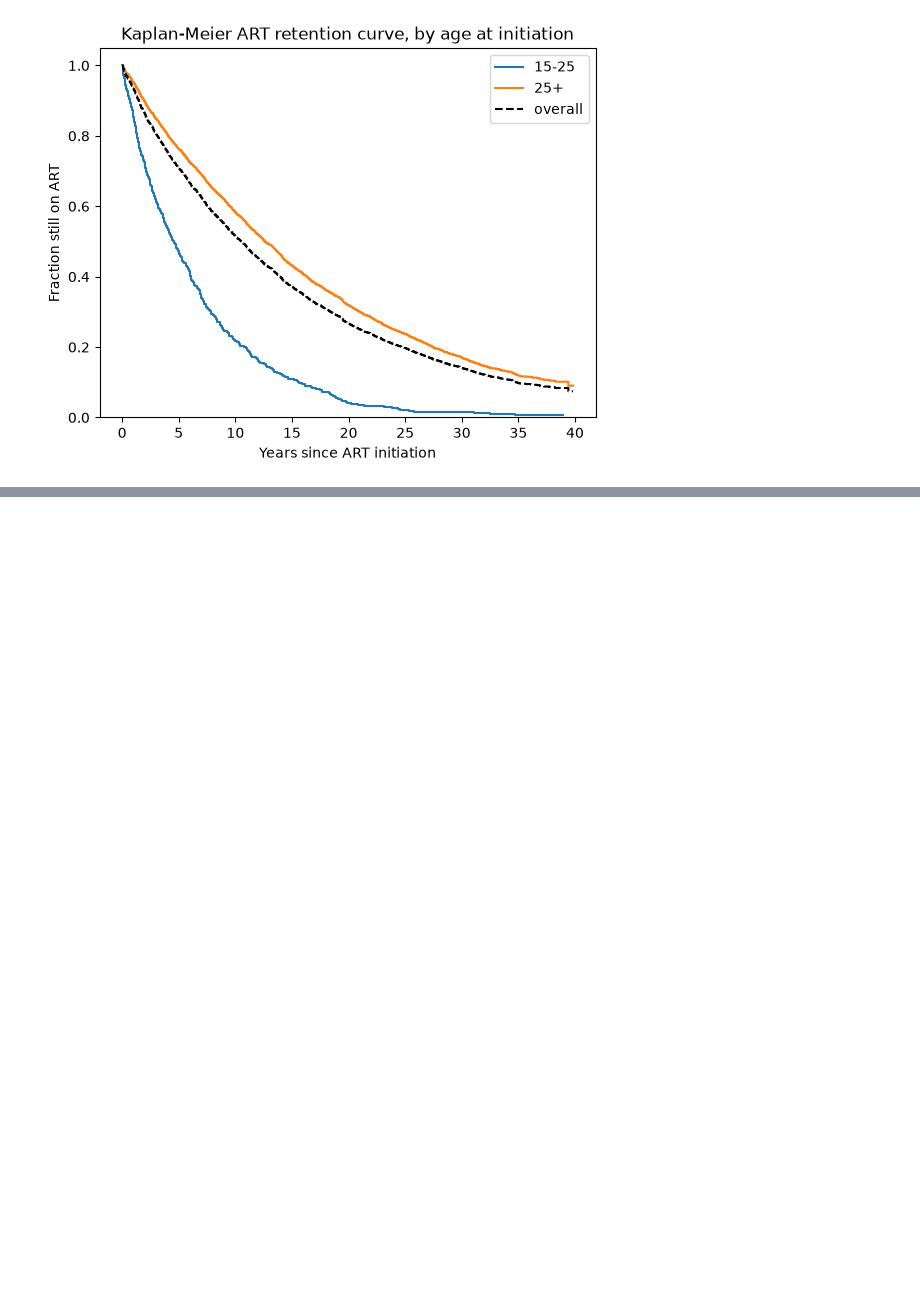
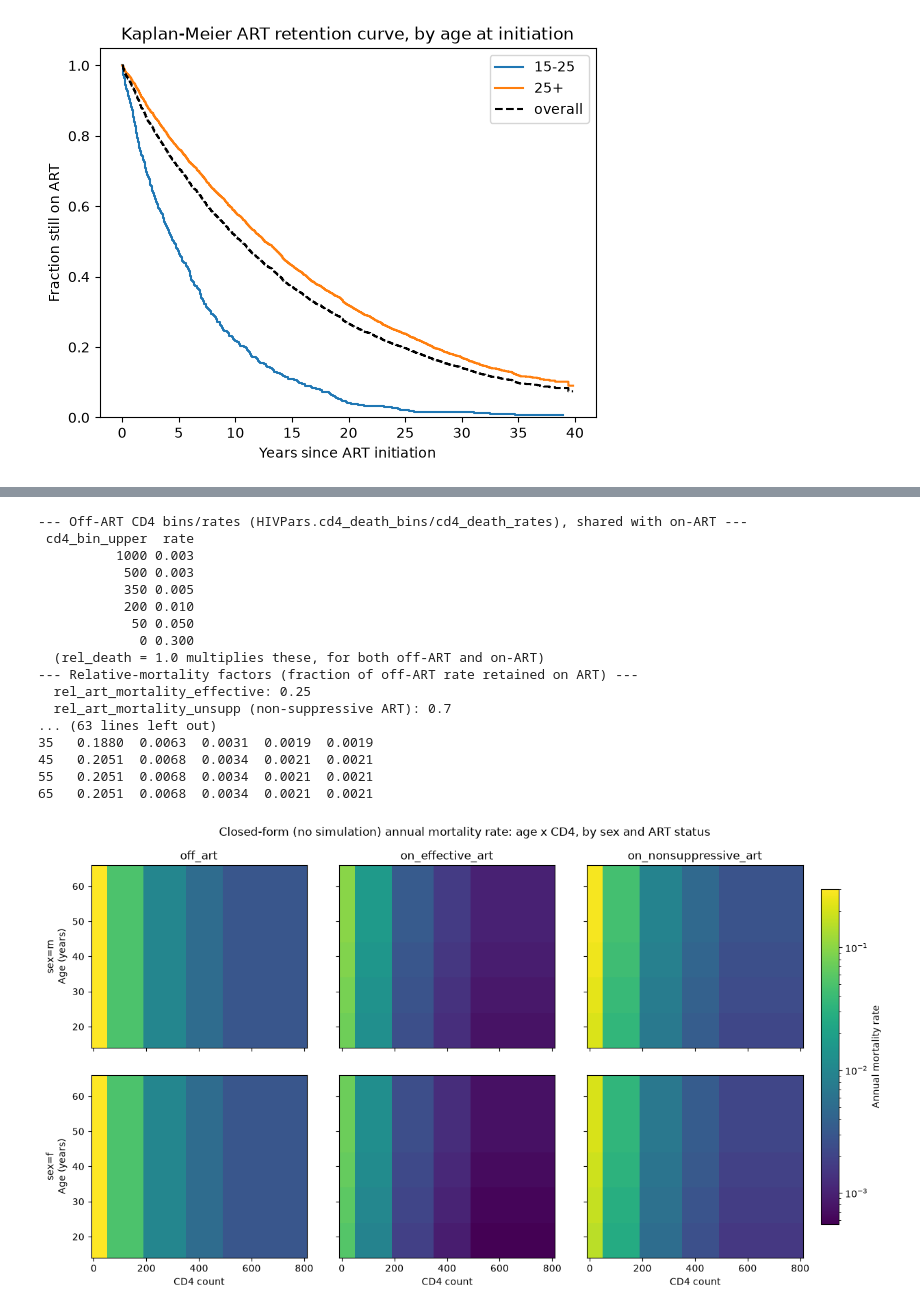
Before and after one commit to dtcitron/HIVSim_notes, a Jupyter notebook: Testing_new_ART_transmission_and_mortality.ipynb, the cells around one changed output, grey strips where cells are left out. Saved outputs shown, nothing was run; the diff lists cells and outputs as text; code cells hidden in the pictures; blank space fills up the shorter version.

```diff
--- a/Testing_new_ART_transmission_and_mortality.ipynb
+++ b/Testing_new_ART_transmission_and_mortality.ipynb
@@ -861,0 +653,36 @@ overall: n=3350 (2921 completed, 429 censored), completed mean/median=10.81/8.67
+# %%
+print_multiplier_stages()
+
+age_bins = [(0, 25), (25, 35), (35, 45), (45, 200)]
+cd4_bins = [(0, 200), (200, 350), (350, 500), (500, 100_000)]
+
+analytic_age_vals = np.array([0,25, 35, 45, 55, 65])
+analytic_cd4_vals = np.array([0, 200, 350,500, 1000])
+analytic_grids = compute_analytic_grids(analytic_age_vals, analytic_cd4_vals)
+print_analytic_tables(analytic_age_vals, analytic_cd4_vals, analytic_grids)
+
+fine_age_vals = np.arange(15, 66, 2)
+fine_cd4_vals = np.arange(0, 810, 20)
+fine_grids = compute_analytic_grids(fine_age_vals, fine_cd4_vals)
+plot_analytic_heatmaps(fine_age_vals, fine_cd4_vals, fine_grids)
+
+plt.show()
+# %% [output]
+--- Off-ART CD4 bins/rates (HIVPars.cd4_death_bins/cd4_death_rates), shared with on-ART ---
+ cd4_bin_upper  rate
+          1000 0.003
+           500 0.003
+           350 0.005
+           200 0.010
+            50 0.050
+             0 0.300
+  (rel_death = 1.0 multiplies these, for both off-ART and on-ART)
+--- Relative-mortality factors (fraction of off-ART rate retained on ART) ---
+  rel_art_mortality_effective: 0.25
+  rel_art_mortality_unsupp (non-suppressive ART): 0.7
+... (63 lines left out)
+35   0.1880  0.0063  0.0031  0.0019  0.0019
+45   0.2051  0.0068  0.0034  0.0021  0.0021
+55   0.2051  0.0068  0.0034  0.0021  0.0021
+65   0.2051  0.0068  0.0034  0.0021  0.0021
+[figure, added]
```
Also changed, not shown: parts of 45 cells of this notebook, 5 other files.
